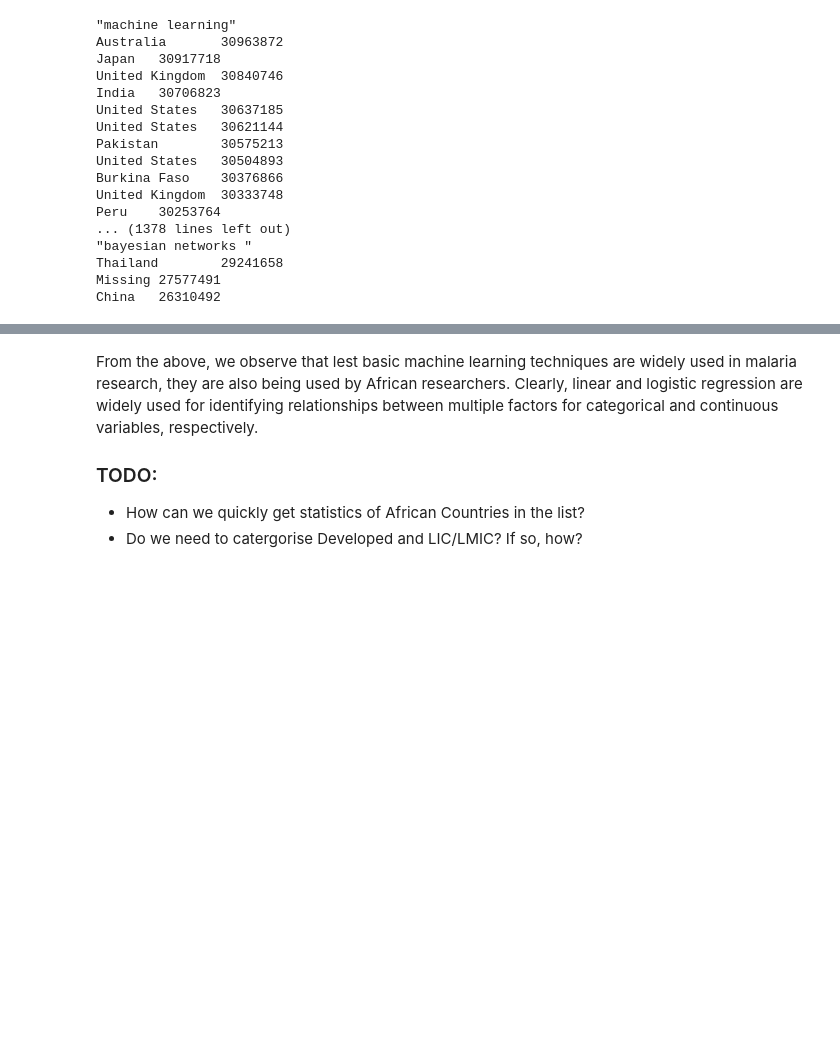
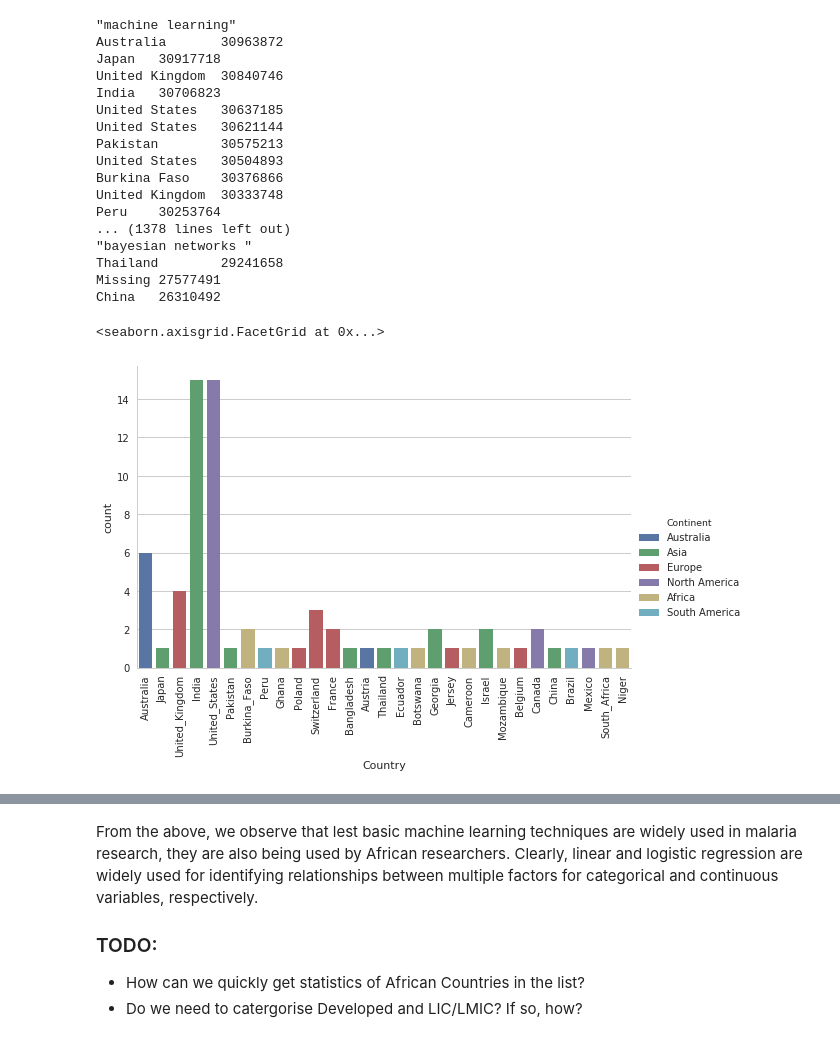
Before and after one commit to kipkurui/MachineLearning4Malaria, a Jupyter notebook: Data_fetching_and_Analysis.ipynb, the cells around one changed output, grey strips where cells are left out. Drawn from its saved outputs; the diff is of its cells as text; code cells hidden in the pictures; blank space fills up the shorter version.

```diff
--- a/Data_fetching_and_Analysis.ipynb
+++ b/Data_fetching_and_Analysis.ipynb
@@ -404,3 +467,12 @@ Peru    30253764
 Thailand        29241658
 Missing 27577491
 China   26310492
+# %%
+c = pd.read_table('countries.txt')
+# %%
+g = sns.factorplot(x="Country", kind="count", hue='Continent', data=c, orient='v', size=5, aspect=1.5,dodge=False)
+
+g.set_xticklabels(rotation=90)
+# %% [output]
+<seaborn.axisgrid.FacetGrid at 0x...>
+[figure, added]
```
Also changed, not shown: parts of 13 cells of this notebook, 4 other files.
